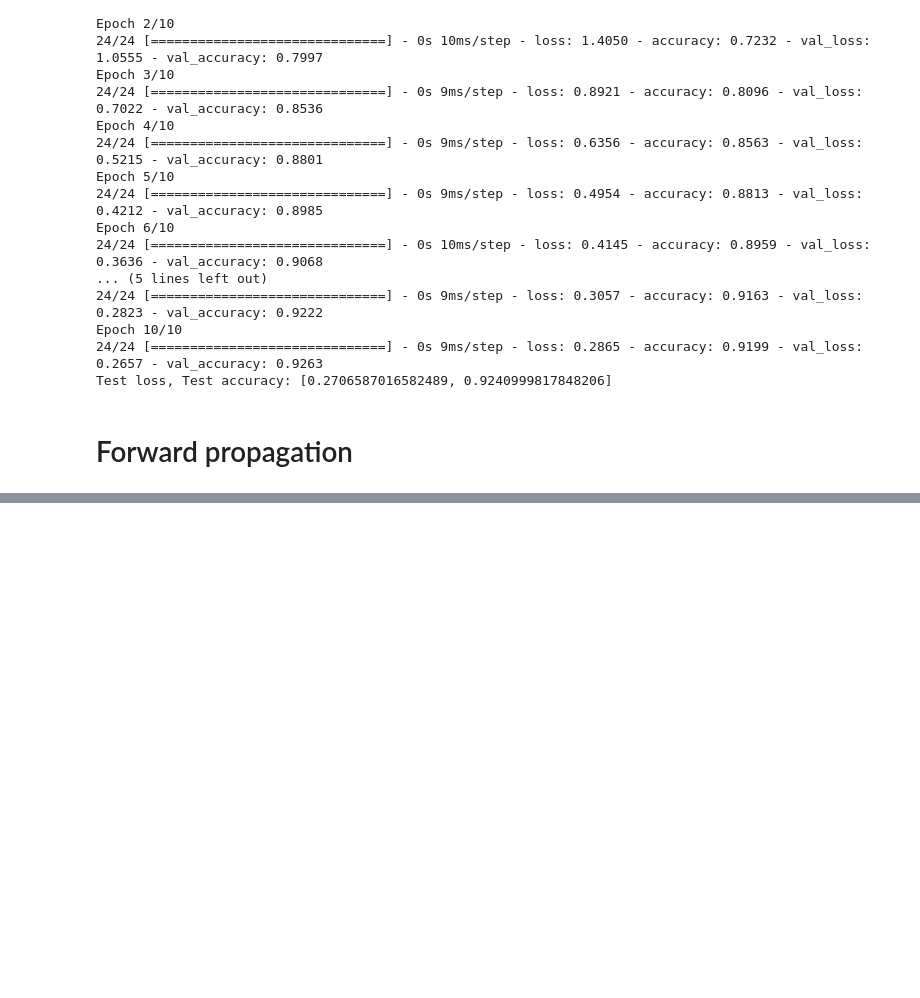
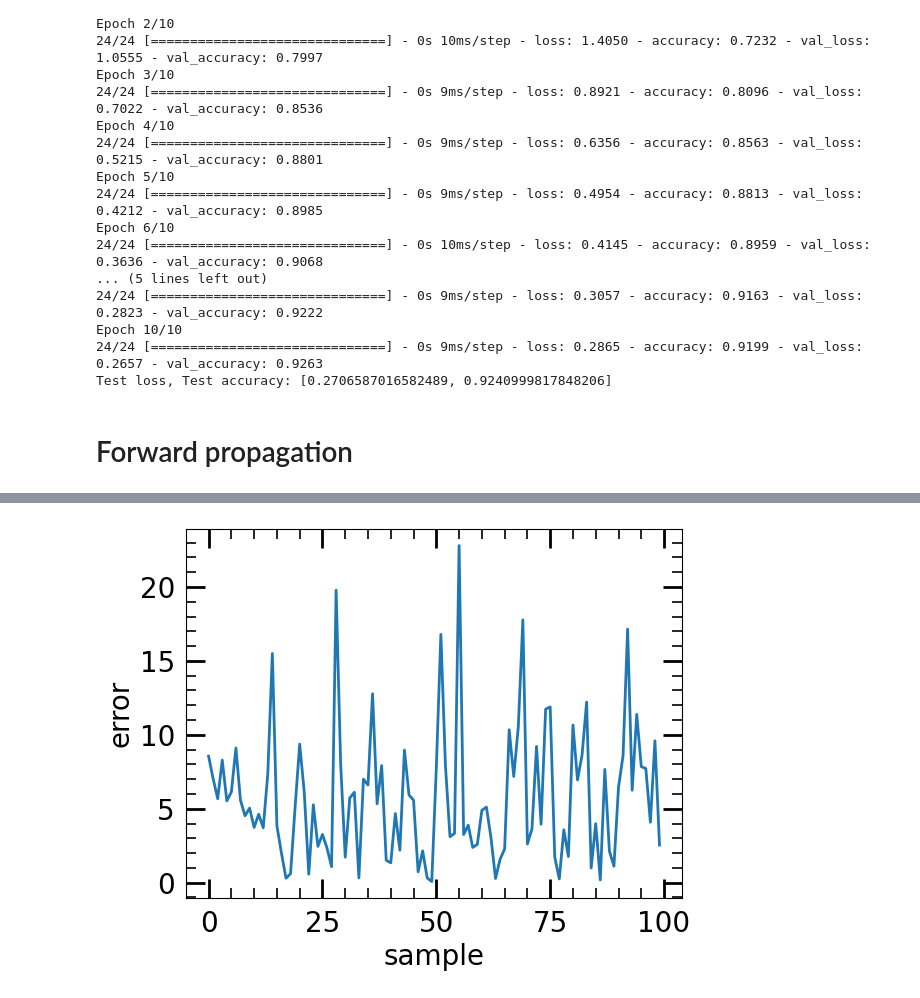
Before and after one commit to ninoyrahman/ML, a Jupyter notebook: NeuralNetwork.ipynb, the cells around one changed output, grey strips where cells are left out. Drawn from its saved outputs; the diff is of its cells as text; code cells hidden in the pictures; blank space fills up the shorter version.

```diff
--- a/NeuralNetwork.ipynb
+++ b/NeuralNetwork.ipynb
@@ -316,0 +391,7 @@ print(y_hat)
+# %%
+plt.plot(np.arange(y.size), np.abs(y-y_pred[:, 0]))
+plt.xlabel('sample')
+plt.ylabel('error')
+plt.show()
+# %% [output]
+[figure, added]
```
Also changed, not shown: parts of 2 cells of this notebook.
